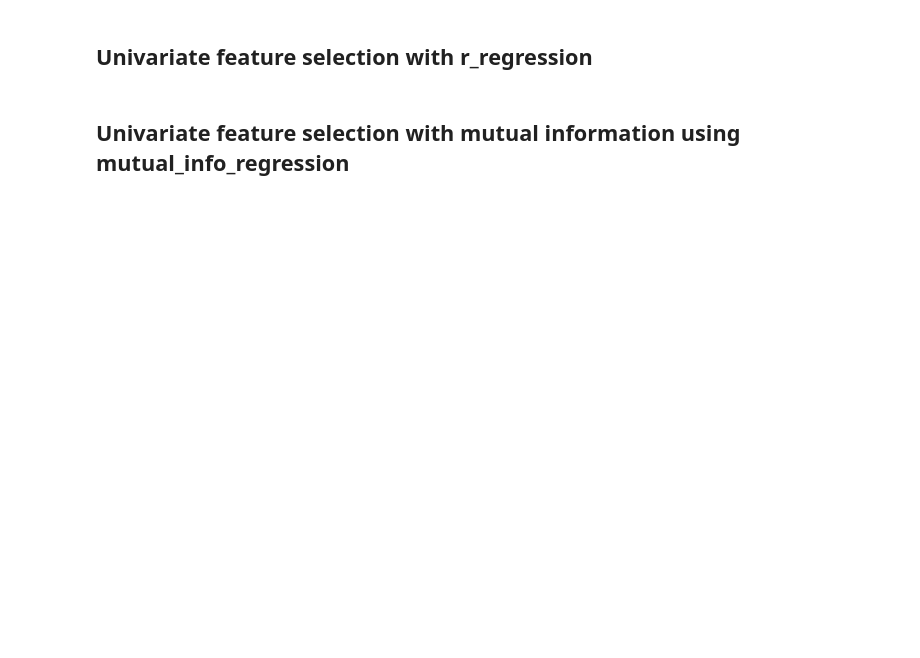
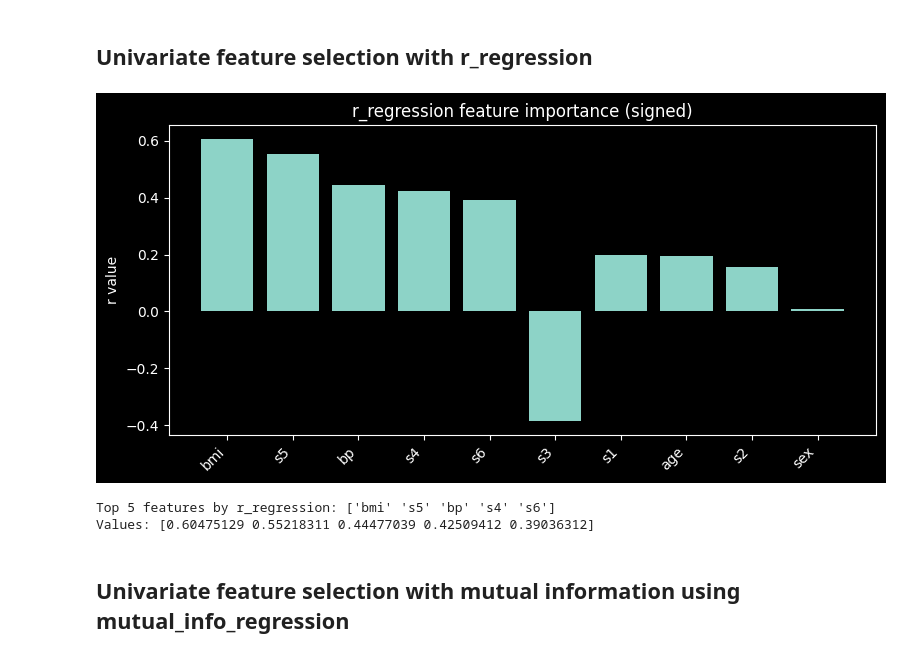
Before and after one commit to DataScienceAndEngineering/hw4p6-Awesome-Angel715, a Jupyter notebook: dsei2100s26hw4p6-feature-selection.ipynb, the cells around one changed output. Saved outputs shown, nothing was run; the diff lists cells and outputs as text; code cells hidden in the pictures; blank space fills up the shorter version.

```diff
--- a/dsei2100s26hw4p6-feature-selection.ipynb
+++ b/dsei2100s26hw4p6-feature-selection.ipynb
@@ -72,9 +123,28 @@ A Here:
 # %%
 # Use r_regression to get the feature importance, sort by the absolute value
 # but show the signed value on y and label on x by variable name
 # Should be a bar graph
+r_vals = r_regression(X_train, y_train)
+r_inds = np.argsort(np.abs(r_vals))[::-1]
+fig, ax = plt.subplots(figsize=(8,4))
+rank = np.arange(len(data.feature_names))
+ax.bar(rank, r_vals[r_inds])
+ax.set_xticks(rank)
+ax.set_xticklabels(np.array(data.feature_names)[r_inds], rotation=45, ha='right')
+ax.set_ylabel('r value')
+ax.set_title('r_regression feature importance (signed)')
+plt.tight_layout()
+plt.show()
+# %% [output]
+[figure, added]
 # %%
 # print the top 5 features according to r_regression?
+top5_r = np.array(data.feature_names)[r_inds][:5]
+print('Top 5 features by r_regression:', top5_r)
+print('Values:', r_vals[r_inds][:5])
+# %% [output]
+Top 5 features by r_regression: ['bmi' 's5' 'bp' 's4' 's6']
+Values: [0.60475129 0.55218311 0.44477039 0.42509412 0.39036312]
 # %% [markdown]
 ## Univariate feature selection with mutual information using mutual_info_regression
 # %%
```
Also changed, not shown: parts of 14 cells of this notebook.
